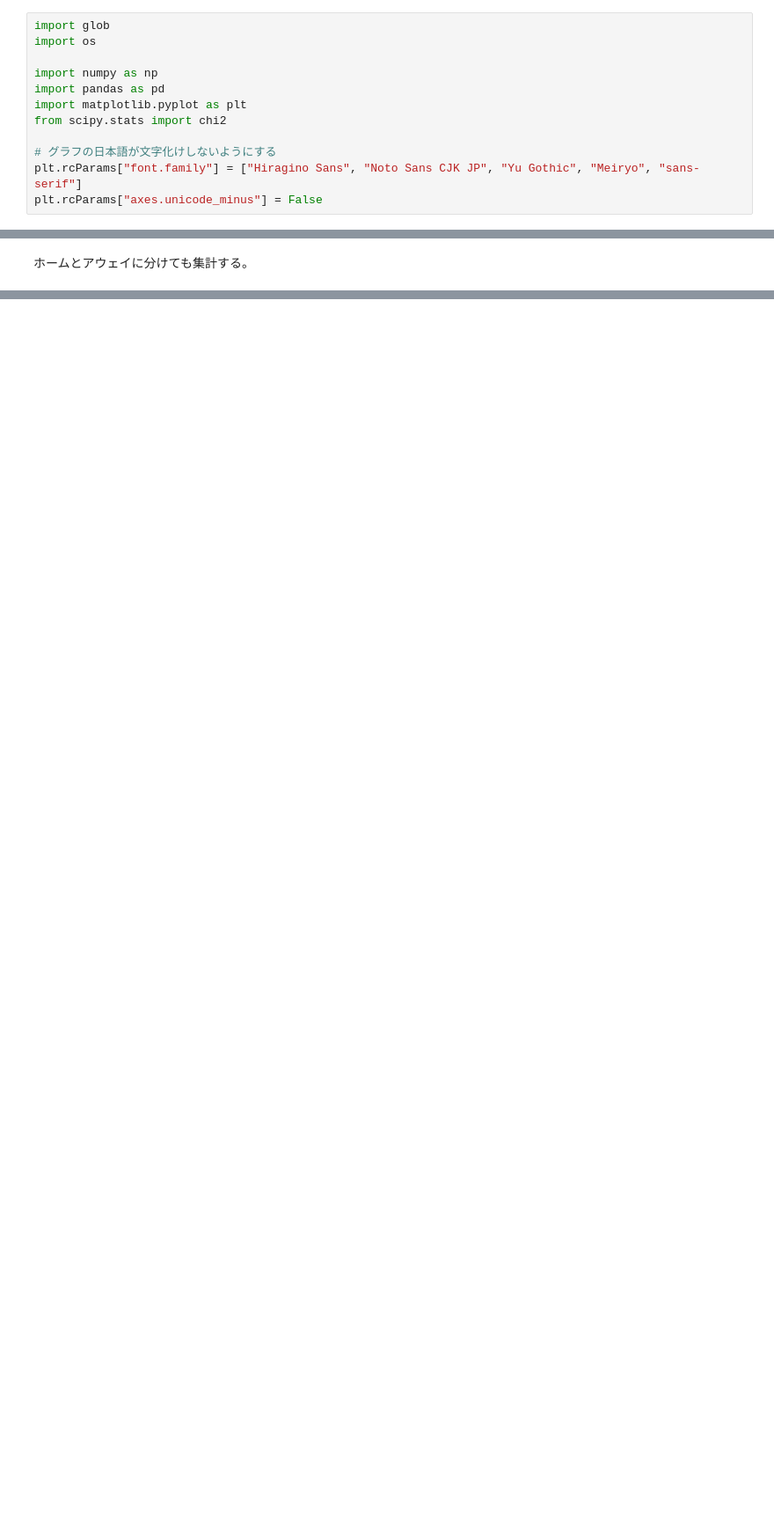
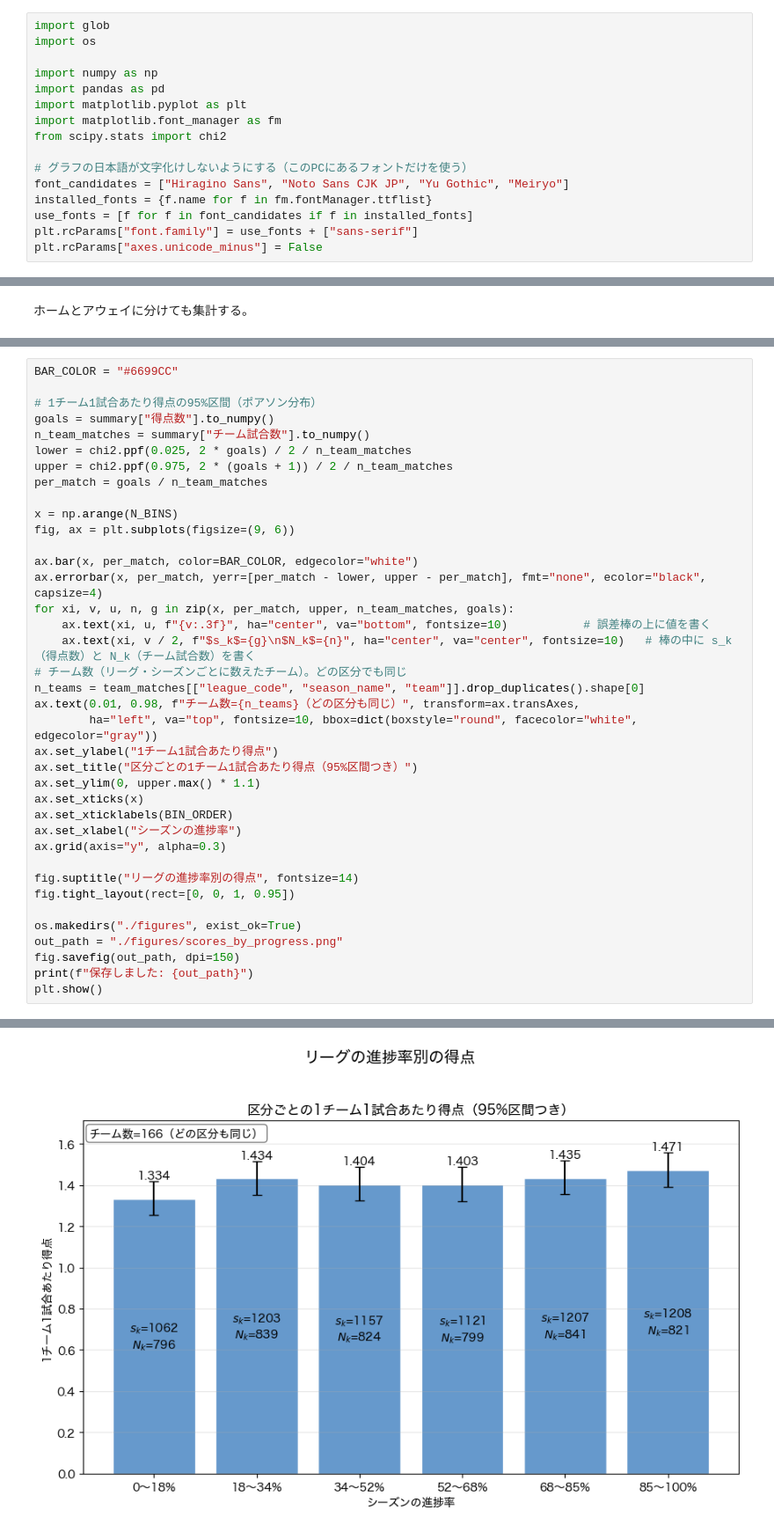
Before and after one commit to hf05123827/Soccer_Score_Progression_Analysis, a Jupyter notebook: Empirical_Analysis/League_Progress/scores_by_progress.ipynb, the cells around one changed output, grey strips where cells are left out. Shown at 88% size. Saved outputs shown, nothing was run; the diff lists cells and outputs as text; blank space fills up the shorter version.

Commit message:
scores_by_progress編集

```diff
--- a/Empirical_Analysis/League_Progress/scores_by_progress.ipynb
+++ b/Empirical_Analysis/League_Progress/scores_by_progress.ipynb
@@ -32,10 +22,14 @@ import os
 import numpy as np
 import pandas as pd
 import matplotlib.pyplot as plt
+import matplotlib.font_manager as fm
 from scipy.stats import chi2
 
-# グラフの日本語が文字化けしないようにする
-plt.rcParams["font.family"] = ["Hiragino Sans", "Noto Sans CJK JP", "Yu Gothic", "Meiryo", "sans-serif"]
+# グラフの日本語が文字化けしないようにする（このPCにあるフォントだけを使う）
+font_candidates = ["Hiragino Sans", "Noto Sans CJK JP", "Yu Gothic", "Meiryo"]
+installed_fonts = {f.name for f in fm.fontManager.ttflist}
+use_fonts = [f for f in font_candidates if f in installed_fonts]
+plt.rcParams["font.family"] = use_fonts + ["sans-serif"]
 plt.rcParams["axes.unicode_minus"] = False
 # %%
 DATA_DIR = "../../statsbomb_data"
@@ -890,0 +265,39 @@ early_matrix
+# %%
+BAR_COLOR = "#6699CC"
+
+# 1チーム1試合あたり得点の95%区間（ポアソン分布）
+goals = summary["得点数"].to_numpy()
+n_team_matches = summary["チーム試合数"].to_numpy()
+lower = chi2.ppf(0.025, 2 * goals) / 2 / n_team_matches
+upper = chi2.ppf(0.975, 2 * (goals + 1)) / 2 / n_team_matches
+per_match = goals / n_team_matches
+
+x = np.arange(N_BINS)
+fig, ax = plt.subplots(figsize=(9, 6))
+
+ax.bar(x, per_match, color=BAR_COLOR, edgecolor="white")
+ax.errorbar(x, per_match, yerr=[per_match - lower, upper - per_match], fmt="none", ecolor="black", capsize=4)
+for xi, v, u, n, g in zip(x, per_match, upper, n_team_matches, goals):
+    ax.text(xi, u, f"{v:.3f}", ha="center", va="bottom", fontsize=10)           # 誤差棒の上に値を書く
+    ax.text(xi, v / 2, f"$s_k$={g}\n$N_k$={n}", ha="center", va="center", fontsize=10)   # 棒の中に s_k（得点数）と N_k（チーム試合数）を書く
+# チーム数（リーグ・シーズンごとに数えたチーム）。どの区分でも同じ
+n_teams = team_matches[["league_code", "season_name", "team"]].drop_duplicates().shape[0]
+ax.text(0.01, 0.98, f"チーム数={n_teams}（どの区分も同じ）", transform=ax.transAxes,
+        ha="left", va="top", fontsize=10, bbox=dict(boxstyle="round", facecolor="white", edgecolor="gray"))
+ax.set_ylabel("1チーム1試合あたり得点")
+ax.set_title("区分ごとの1チーム1試合あたり得点（95%区間つき）")
+ax.set_ylim(0, upper.max() * 1.1)
+ax.set_xticks(x)
+ax.set_xticklabels(BIN_ORDER)
+ax.set_xlabel("シーズンの進捗率")
+ax.grid(axis="y", alpha=0.3)
+
+fig.suptitle("リーグの進捗率別の得点", fontsize=14)
+fig.tight_layout(rect=[0, 0, 1, 0.95])
+
+os.makedirs("./figures", exist_ok=True)
+out_path = "./figures/scores_by_progress.png"
+fig.savefig(out_path, dpi=150)
+print(f"保存しました: {out_path}")
+plt.show()
+# %% [output]
@@ -890,0 +305 @@ early_matrix
+[figure, added]
```
Also changed, not shown: parts of 99 cells of this notebook.
